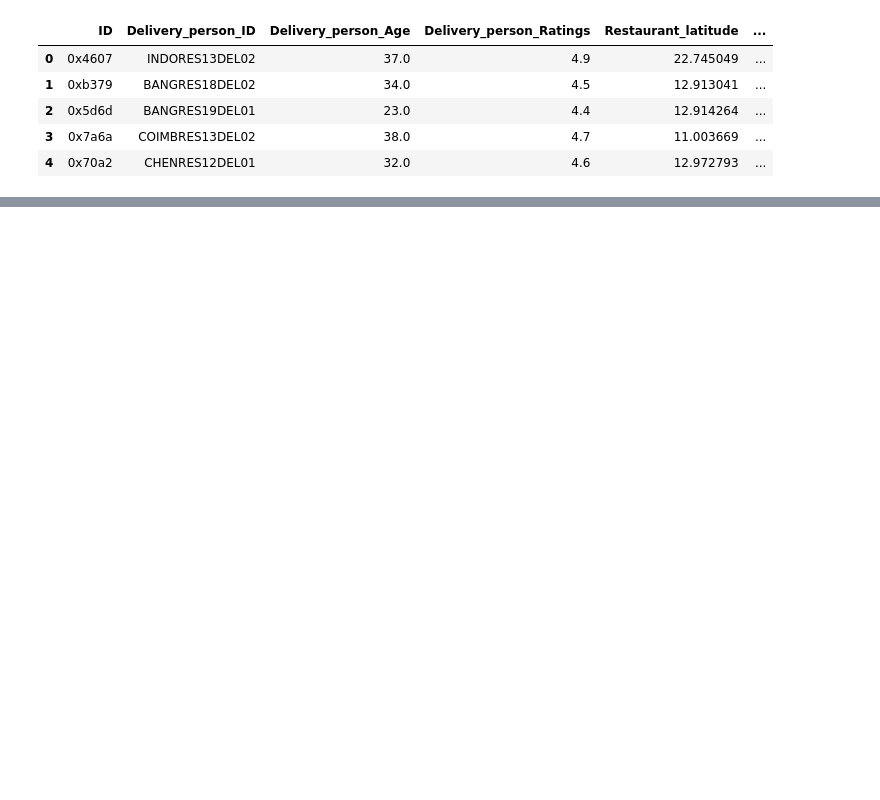
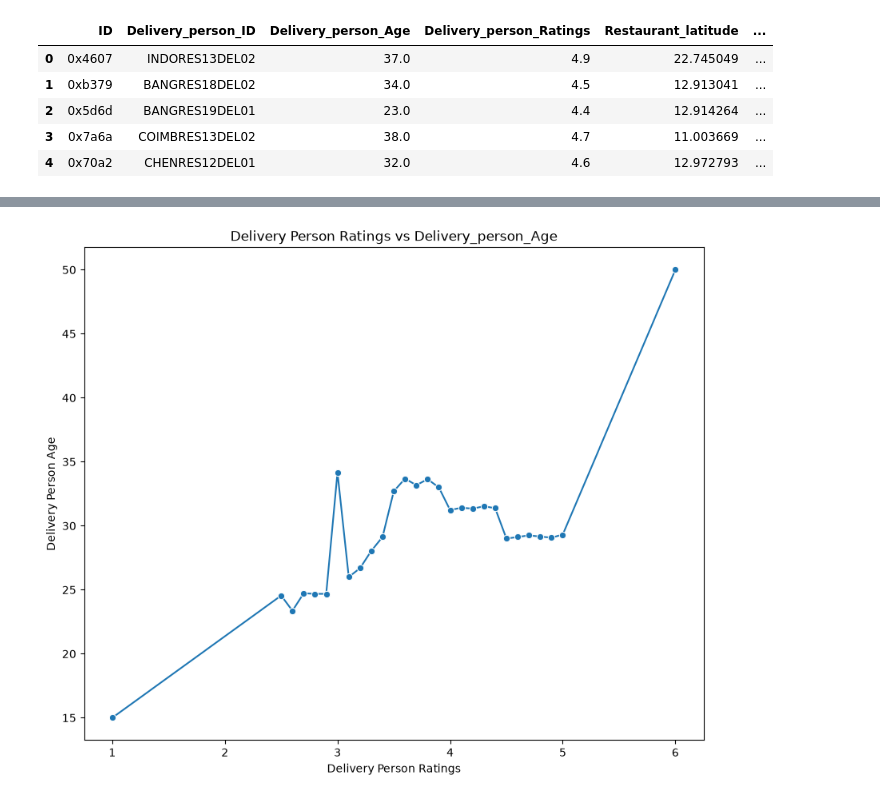
Before and after one commit to imshekhuu/delivery-time-prediction, a Jupyter notebook: notebook/eda_expriment.ipynb, the cells around one changed output, grey strips where cells are left out. Saved outputs shown, nothing was run; the diff lists cells and outputs as text; code cells hidden in the pictures; blank space fills up the shorter version.

```diff
--- a/notebook/eda_expriment.ipynb
+++ b/notebook/eda_expriment.ipynb
@@ -19,0 +120,19 @@ df.head()
+# %%
+plt.figure(figsize=(10, 8))
+
+sns.lineplot(
+    data=df,
+    x="Delivery_person_Ratings",
+    y="Delivery_person_Age",
+    estimator="mean",
+    errorbar=None,
+    marker="o"
+)
+
+plt.title("Delivery Person Ratings vs Delivery_person_Age")
+plt.xlabel("Delivery Person Ratings")
+plt.ylabel("Delivery Person Age")
+
+plt.show()
+# %% [output]
+[figure, added]
```
Also changed, not shown: parts of 37 cells of this notebook, 3 other files.
